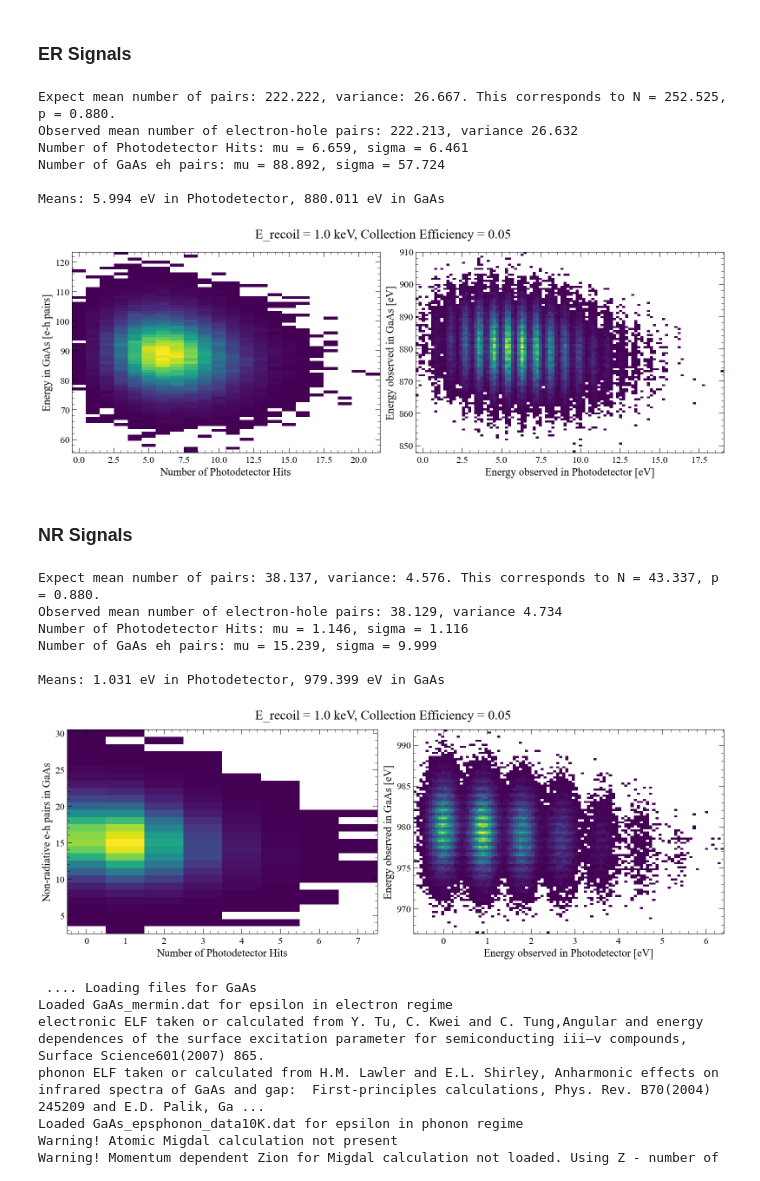
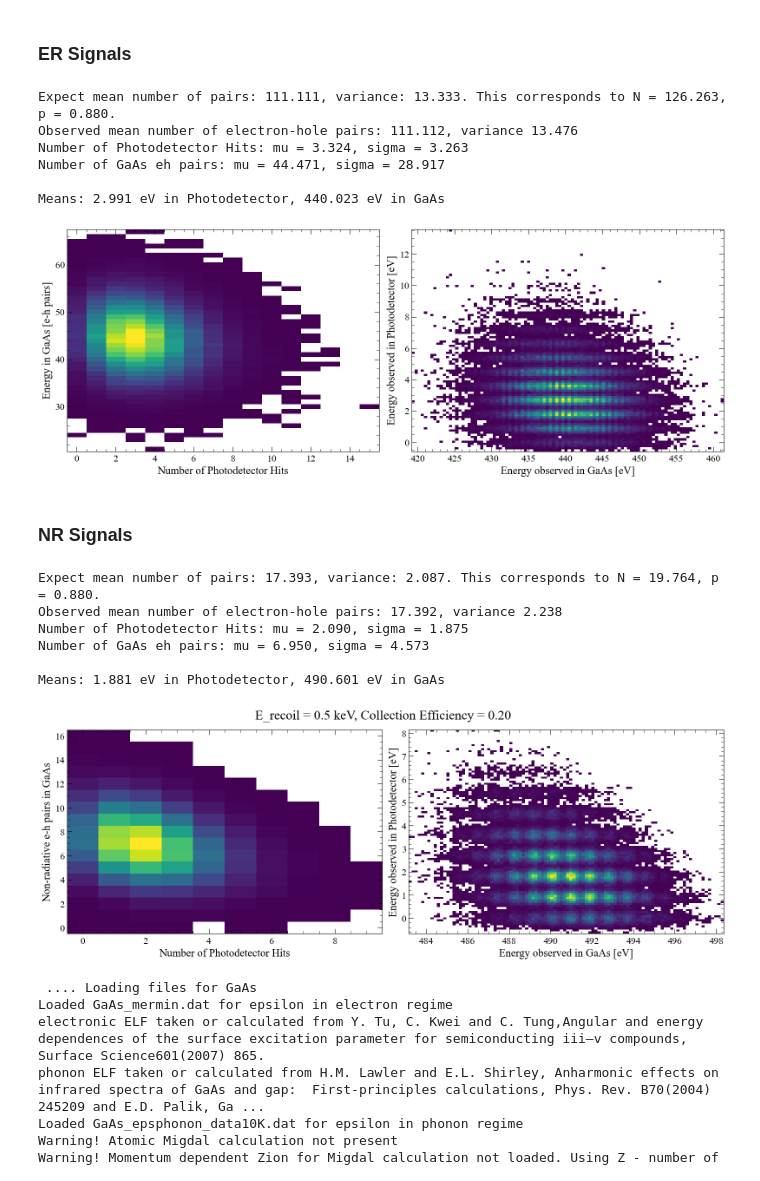
Before and after one commit to spice-herald/DarkLim, a Jupyter notebook: examples/GaAs_Development.ipynb, the cells around one changed output. Cells and saved outputs as stored; diff of their text form; code cells hidden in the pictures.

```diff
--- a/examples/GaAs_Development.ipynb
+++ b/examples/GaAs_Development.ipynb
@@ -149,7 +154,7 @@ def calculate_electron_hole_pairs(E_recoil, verbose=False):
         return generalized_binomial_sample(N, p)
 
 collection_efficiency = 0.05 # v0 = 0.05, v1 = 0.21, v2 = 0.34
-E_recoil = 1.
+E_recoil = 0.5
 E_res = 0.18e-3  # Resolution in keV
 GaAs_res_ratio = np.sqrt(2)  # Resolution ratio for GaAs/Si
 rng = np.random.default_rng(12345)
@@ -174,47 +179,48 @@ for i in range(len(N_eh)):
 
     E_PD_keV[i] = rng.normal(N_photons_PD[i] * GaAs_gamma_energy, E_res)
     E_GaAs_keV[i] = E_recoil - (N_photons_PD[i] + N_photons_sink[i]) * GaAs_gamma_energy
     E_GaAs_obs_keV[i] = rng.normal(E_GaAs_keV[i], E_res * GaAs_res_ratio)
 
 # Calculate the mean and variance of the number of pairs generated
 print(f"Observed mean number of electron-hole pairs: {np.mean(N_eh):.3f}, variance {np.var(N_eh):.3f}")
 
 # Plot the results in counts
 fig, ax = plt.subplots(1, 2, figsize=(16, 6))
 
 bins_PD = np.arange(min(N_photons_PD) - 0.5, max(N_photons_PD) + 1.5, 1)
 bins_GaAs = np.arange(min(N_eh_non_photon) - 0.5, max(N_eh_non_photon) + 1.5, 1)
 ax[0].hist2d(N_photons_PD, N_eh_non_photon, bins=(bins_PD, bins_GaAs), cmap='viridis', cmin=1)
 
 ax[0].set_xlabel('Number of Photodetector Hits')
 ax[0].set_ylabel('Energy in GaAs [e-h pairs]')
 
 print(f'Number of Photodetector Hits: mu = {np.mean(N_photons_PD):.3f}, sigma = {np.var(N_photons_PD):.3f}')
 print(f'Number of GaAs eh pairs: mu = {np.mean(N_eh_non_photon):.3f}, sigma = {np.var(N_eh_non_photon):.3f}')
 
 # Plot the results in energy
-ax[1].hist2d(E_PD_keV*1e3, E_GaAs_obs_keV*1e3, bins=(100, 100), cmap='viridis', cmin=1)
+ax[1].hist2d(E_GaAs_obs_keV*1e3, E_PD_keV*1e3, bins=(100, 100), cmap='viridis', cmin=1)
 print(f'\nMeans: {np.mean(E_PD_keV)*1e3:.3f} eV in Photodetector, {np.mean(E_GaAs_obs_keV)*1e3:.3f} eV in GaAs')
 
-ax[1].set_xlabel('Energy observed in Photodetector [eV]')
-ax[1].set_ylabel('Energy observed in GaAs [eV]')
-fig.suptitle(f'E_recoil = {E_recoil} keV, Collection Efficiency = {collection_efficiency:.2f}', fontsize=22)
+ax[1].set_ylabel('Energy observed in Photodetector [eV]')
+ax[1].set_xlabel('Energy observed in GaAs [eV]')
+#fig.suptitle(f'E_recoil = {E_recoil} keV, Collection Efficiency = {collection_efficiency:.2f}', fontsize=22)
 #fig.title('Energy Distribution in Photodetector and GaAs')
 
 fig.tight_layout()
 fig.show()
 # %% [output]
-Expect mean number of pairs: 222.222, variance: 26.667. This corresponds to N = 252.525, p = 0.880.
-Observed mean number of electron-hole pairs: 222.213, variance 26.632
-Number of Photodetector Hits: mu = 6.659, sigma = 6.461
-Number of GaAs eh pairs: mu = 88.892, sigma = 57.724
+Expect mean number of pairs: 111.111, variance: 13.333. This corresponds to N = 126.263, p = 0.880.
+Observed mean number of electron-hole pairs: 111.112, variance 13.476
+Number of Photodetector Hits: mu = 3.324, sigma = 3.263
+Number of GaAs eh pairs: mu = 44.471, sigma = 28.917
 
-Means: 5.994 eV in Photodetector, 880.011 eV in GaAs
+Means: 2.991 eV in Photodetector, 440.023 eV in GaAs
-[figure, old version]
+[figure, new version]
 # %% [markdown]
 ### NR Signals
 # %%
-E_recoil_NR = 1.
+E_recoil_NR = 0.5
+collection_efficiency = 0.20 # v0 = 0.05, v1 = 0.21, v2 = 0.34
 
 N_eh = np.zeros(100_000)
 N_photons = np.zeros_like(N_eh)
@@ -255,24 +261,24 @@ print(f'Number of Photodetector Hits: mu = {np.mean(N_photons_PD):.3f}, sigma =
 print(f'Number of GaAs eh pairs: mu = {np.mean(N_eh_non_photon):.3f}, sigma = {np.var(N_eh_non_photon):.3f}')
 
 # Plot the results in energy
-ax[1].hist2d(E_PD_keV*1e3, E_GaAs_obs_keV*1e3, bins=(100, 100), cmap='viridis', cmin=1)
+ax[1].hist2d(E_GaAs_obs_keV*1e3, E_PD_keV*1e3, bins=(100, 100), cmap='viridis', cmin=1)
 print(f'\nMeans: {np.mean(E_PD_keV)*1e3:.3f} eV in Photodetector, {np.mean(E_GaAs_obs_keV)*1e3:.3f} eV in GaAs')
 
-ax[1].set_xlabel('Energy observed in Photodetector [eV]')
-ax[1].set_ylabel('Energy observed in GaAs [eV]')
+ax[1].set_ylabel('Energy observed in Photodetector [eV]')
+ax[1].set_xlabel('Energy observed in GaAs [eV]')
 fig.suptitle(f'E_recoil = {E_recoil_NR} keV, Collection Efficiency = {collection_efficiency:.2f}', fontsize=22)
 #fig.title('Energy Distribution in Photodetector and GaAs')
 
 fig.tight_layout()
 fig.show()
 # %% [output]
-Expect mean number of pairs: 38.137, variance: 4.576. This corresponds to N = 43.337, p = 0.880.
-Observed mean number of electron-hole pairs: 38.129, variance 4.734
-Number of Photodetector Hits: mu = 1.146, sigma = 1.116
-Number of GaAs eh pairs: mu = 15.239, sigma = 9.999
+Expect mean number of pairs: 17.393, variance: 2.087. This corresponds to N = 19.764, p = 0.880.
+Observed mean number of electron-hole pairs: 17.392, variance 2.238
+Number of Photodetector Hits: mu = 2.090, sigma = 1.875
+Number of GaAs eh pairs: mu = 6.950, sigma = 4.573
 
-Means: 1.031 eV in Photodetector, 979.399 eV in GaAs
+Means: 1.881 eV in Photodetector, 490.601 eV in GaAs
-[figure, old version]
+[figure, new version]
 # %%
 E_keV = np.linspace(0.5e-3, 100e-3, 200)
 fig, ax = plt.subplots(figsize=(10, 6.5))
```
Also changed, not shown: parts of 60 cells of this notebook, 2 other files.
